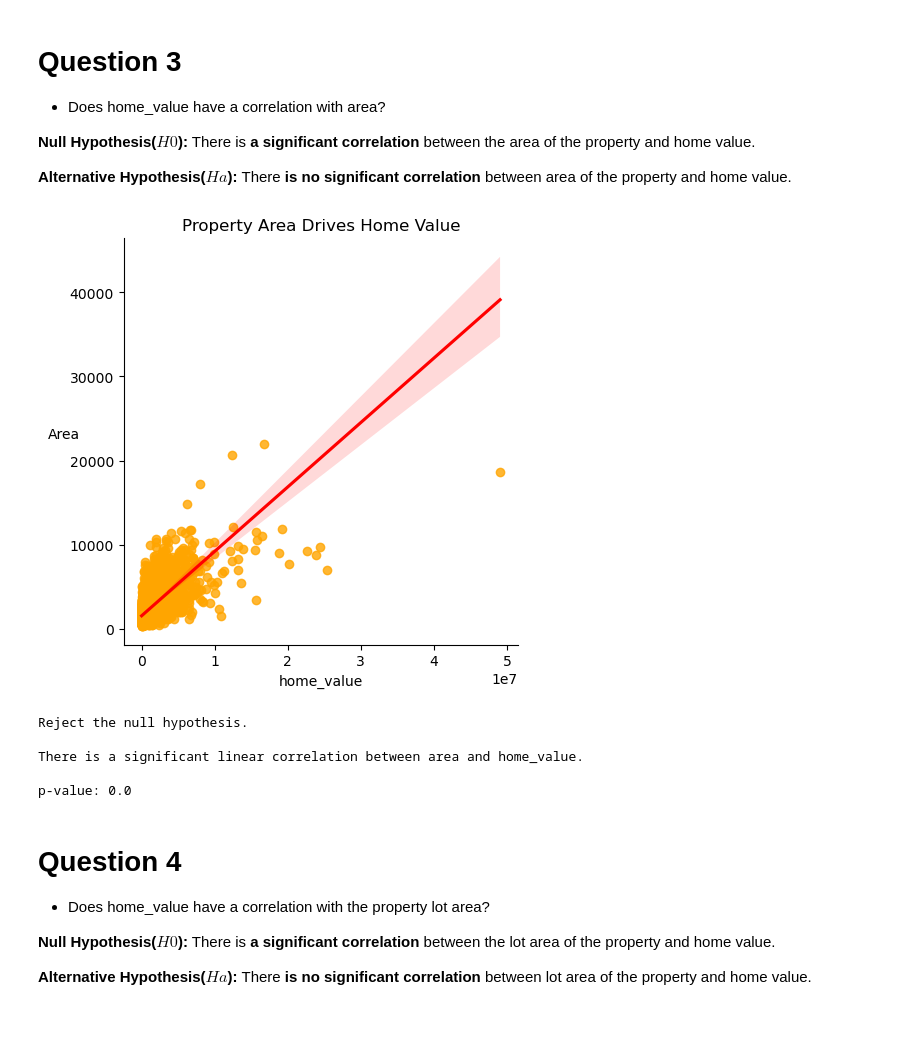
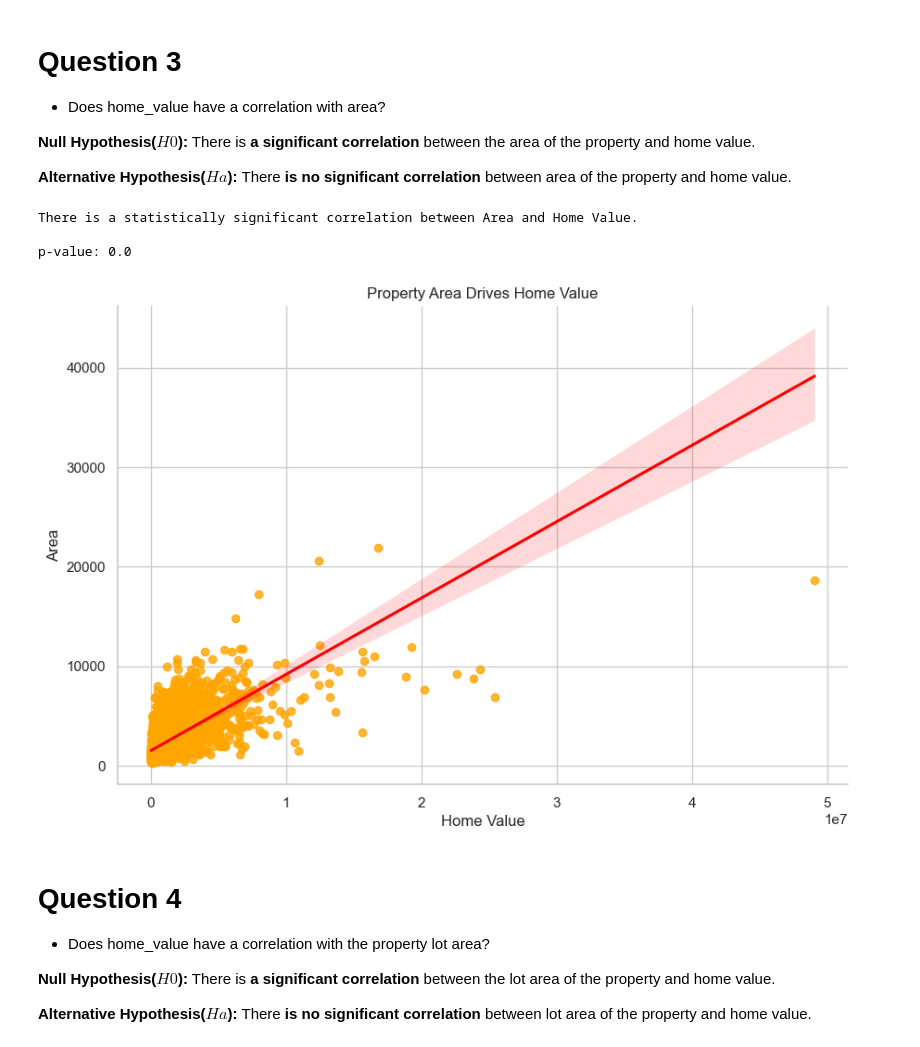
Before and after one commit to Marc-Aradillas/zillow_project, a Jupyter notebook: mvp-2.ipynb, the cells around one changed output. Saved outputs shown, nothing was run; the diff lists cells and outputs as text; code cells hidden in the pictures; blank space fills up the shorter version.

```diff
--- a/mvp-2.ipynb
+++ b/mvp-2.ipynb
@@ -155,22 +87,13 @@ plt.show()
 **Null Hypothesis($H0$):** There is **a significant correlation** between the area of the property and home value.
 
 **Alternative Hypothesis($Ha$):** There **is no significant correlation** between area of the property and home value.
-# %%
-sns.lmplot(data=train, x='home_value', y='area', scatter_kws={'color': 'orange'}, line_kws={'color': 'red'}).set(title='Property Area Drives Home Value')
-plt.ylabel('Area',rotation=0)
-plt.tight_layout()
-plt.show()
-# %% [output]
-[figure, removed]
-# %%
-correlation_coefficient, p_value, conclusion = evaluate_correlation(train.area, train.home_value, method="Pearson")
-print(f'{conclusion}\n\np-value: {p_value}')
-# %% [output]
-Reject the null hypothesis.
-
-There is a significant linear correlation between area and home_value.
-
-p-value: 0.0
+# %%
+analysis_3(train)
+# %% [output]
+There is a statistically significant correlation between Area and Home Value.
+
+p-value: 0.0
+[figure, added]
 # %% [markdown]
 # Question 4
 
```
Also changed, not shown: parts of 65 cells of this notebook, 6 other files.
